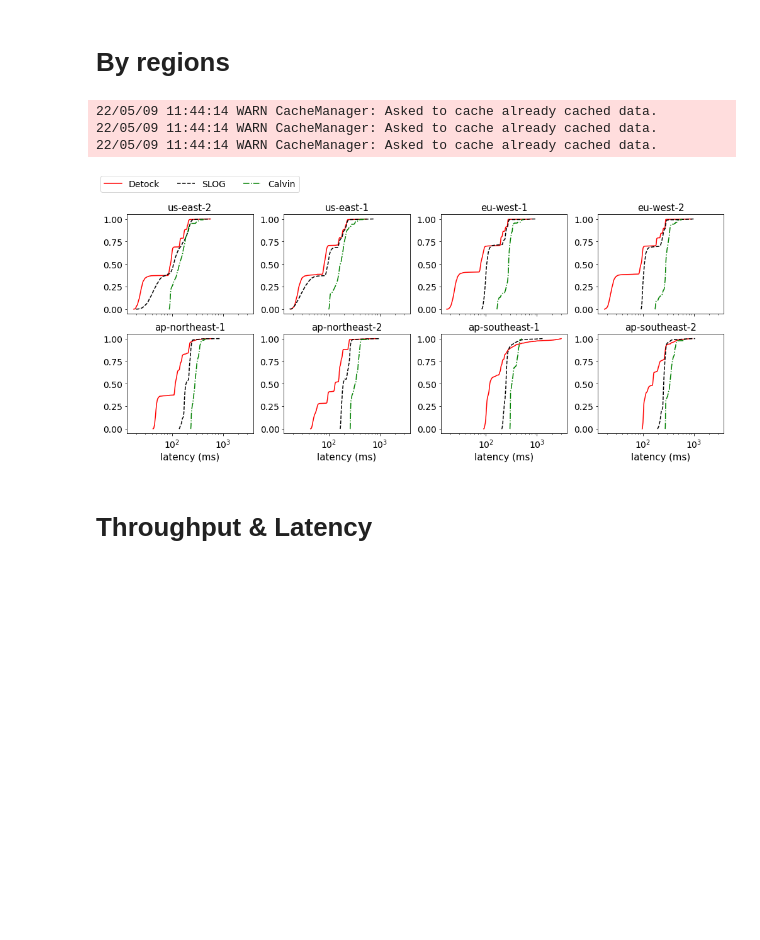
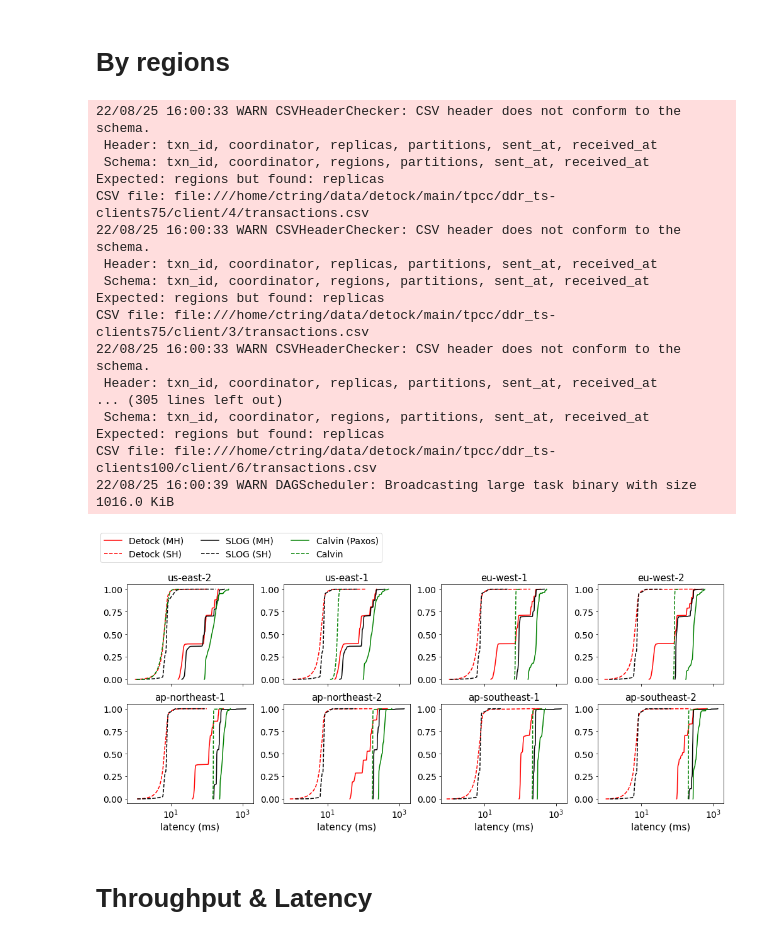
Before and after one commit to umd-dslam/DetockAnalysis, a Jupyter notebook: 4-TPC-C.ipynb, the cells around one changed output. Cells and saved outputs as stored; diff of their text form; code cells hidden in the pictures; blank space fills up the shorter version.

```diff
--- a/4-TPC-C.ipynb
+++ b/4-TPC-C.ipynb
@@ -73,7 +75,7 @@ Saved to: main/tpcc/index.parquet
 # %% [markdown]
 # Throughput
 # %%
-IGNORE_CACHE = True
+IGNORE_CACHE = False
 
 def compute_throughput(prefix):
     res = throughput(
@@ -143,12 +145,17 @@ pivot_columns = "config_name"
 pivot_index = "clients"
 pivoted = throughput_df.pivot(index=pivot_index, columns=pivot_columns, values=pivot_values).sort_index()
 pivoted["clients"] = pivoted.index
-pivoted.rename(columns={"baseline.conf": "SLOG", "ddr_ts.conf": "Detock", "calvin.conf": "Calvin"}, inplace=True)
+pivoted.rename(columns={
+    "baseline.conf": "SLOG",
+    "ddr_ts.conf": "Detock",
+    "calvin.conf": "Calvin",
+    "calvin_paxos.conf": "Calvin (Paxos)",
+}, inplace=True)
 pivoted.columns.name = ''
 
 ax = pivoted.plot(x="clients", xlabel="Number of clients per region", ylabel='Throughput (txn/s)', rot=0, legend=False, figsize=(7,3))
 
-markers = ["o", "^", "."]
+markers = ["o", "^", ".", "+"]
 for i, line in enumerate(ax.get_lines()):
     line.set_marker(markers[i])
 
@@ -174,13 +181,15 @@ latency_sdf = latency(spark, map(
     .withColumn(
         "coordinator_region",
         F.when(F.col("config_name") == "calvin.conf", F.shiftright(col("coordinator"), 16))\
+            .when(F.col("config_name") == "calvin_paxos.conf", F.shiftright(col("coordinator"), 16))\
+            .when(F.col("config_name") == "baseline.conf", F.shiftright(col("coordinator"), 24))\
             .otherwise(F.col("coordinator") / 4)\
         .cast(T.IntegerType())
     )\
     .orderBy("clients")\
     .cache()
 # %%
-def plot_latency_per_region(sdf_dict):
+def plot_latency_per_region(sdf_dict, order, cycle):
     rows = 2
     cols = 4
     fig, ax = plt.subplots(rows, cols, figsize=(14, 6), sharex=True)
@@ -196,8 +205,9 @@ def plot_latency_per_region(sdf_dict):
     ]
     for i in range(8):
         r, c = i // cols, i % cols
-        ax[r, c].set_prop_cycle(cycler(linestyle=['-', '--', '-.']) + cycler(color='rkg'))
-        for label, sdf in sdf_dict.items():
+        ax[r, c].set_prop_cycle(cycle)
+        for label in order:
+            sdf = sdf_dict[label]
             plot_cdf(
                 collect_col(sdf.where(col("coordinator_region") == i), "latency"),
                 ax=ax[r, c],
@@ -210,29 +220,56 @@ def plot_latency_per_region(sdf_dict):
 
     return fig, ax
 # %%
-CLIENTS = 100
+baseline_sdf = latency_sdf.where((col("config_name") == "baseline.conf") & (col("clients") == 2)).cache()
+ddr_ts_sdf = latency_sdf.where((col("config_name") == "ddr_ts.conf") & (col("clients") == 25)).cache()
+calvin_sdf = latency_sdf.where((col("config_name") == "calvin.conf") & (col("clients") == 50)).cache()
+calvin_paxos_sdf = latency_sdf.where((col("config_name") == "calvin_paxos.conf") & (col("clients") == 100)).cache()
 
-baseline_sdf = latency_sdf.where((col("config_name") == "baseline.conf") & (col("clients") == CLIENTS)).cache()
-ddr_ts_sdf = latency_sdf.where((col("config_name") == "ddr_ts.conf") & (col("clients") == CLIENTS)).cache()
-calvin_sdf = latency_sdf.where((col("config_name") == "calvin.conf") & (col("clients") == CLIENTS)).cache()
-
-MH_FILTER = F.size("replicas") > 1
+MH_FILTER = F.size("regions") > 1
+SH_FILTER = F.size("regions") == 1
 
 fig, _ = plot_latency_per_region({
-    "Detock": ddr_ts_sdf.where(MH_FILTER),
-    "SLOG": baseline_sdf.where(MH_FILTER),
-    "Calvin": calvin_sdf,
-})
+        "Detock (MH)": ddr_ts_sdf.where(MH_FILTER),
+        "Detock (SH)": ddr_ts_sdf.where(SH_FILTER),
+        "SLOG (MH)": baseline_sdf.where(MH_FILTER),
+        "SLOG (SH)": baseline_sdf.where(SH_FILTER),
+        "Calvin (Paxos)": calvin_paxos_sdf,
+        "Calvin": calvin_sdf,
+    },
+    [
+        "Detock (MH)",
+        "Detock (SH)",
+        "SLOG (MH)",
+        "SLOG (SH)",
+        "Calvin (Paxos)",
+        "Calvin"
+    ],
+    cycler(color='rkg') * cycler(linestyle=['-', '--']),
+)
 
 fig.legend(bbox_to_anchor=(0, 1, 1, 0), loc='lower left', ncol=3)
 fig.tight_layout()
 fig.savefig('output/tpcc-cdf.pdf', bbox_inches='tight')
 fig.savefig('output/tpcc-cdf.png', bbox_inches='tight')
 # %% [output]
-22/05/09 11:44:14 WARN CacheManager: Asked to cache already cached data.
-22/05/09 11:44:14 WARN CacheManager: Asked to cache already cached data.
-22/05/09 11:44:14 WARN CacheManager: Asked to cache already cached data.
+22/08/25 16:00:33 WARN CSVHeaderChecker: CSV header does not conform to the schema.
+ Header: txn_id, coordinator, replicas, partitions, sent_at, received_at
+ Schema: txn_id, coordinator, regions, partitions, sent_at, received_at
+Expected: regions but found: replicas
+CSV file: file:///home/ctring/data/detock/main/tpcc/ddr_ts-clients75/client/4/transactions.csv
+22/08/25 16:00:33 WARN CSVHeaderChecker: CSV header does not conform to the schema.
+ Header: txn_id, coordinator, replicas, partitions, sent_at, received_at
+ Schema: txn_id, coordinator, regions, partitions, sent_at, received_at
+Expected: regions but found: replicas
+CSV file: file:///home/ctring/data/detock/main/tpcc/ddr_ts-clients75/client/3/transactions.csv
+22/08/25 16:00:33 WARN CSVHeaderChecker: CSV header does not conform to the schema.
+ Header: txn_id, coordinator, replicas, partitions, sent_at, received_at
+... (305 lines left out)
+ Schema: txn_id, coordinator, regions, partitions, sent_at, received_at
+Expected: regions but found: replicas
+CSV file: file:///home/ctring/data/detock/main/tpcc/ddr_ts-clients100/client/6/transactions.csv
+22/08/25 16:00:39 WARN DAGScheduler: Broadcasting large task binary with size 1016.0 KiB
-[figure, old version]
+[figure, new version]
 # %% [markdown]
 # Throughput & Latency
 # %%
```
Also changed, not shown: parts of 6 cells of this notebook, 31 other files.
